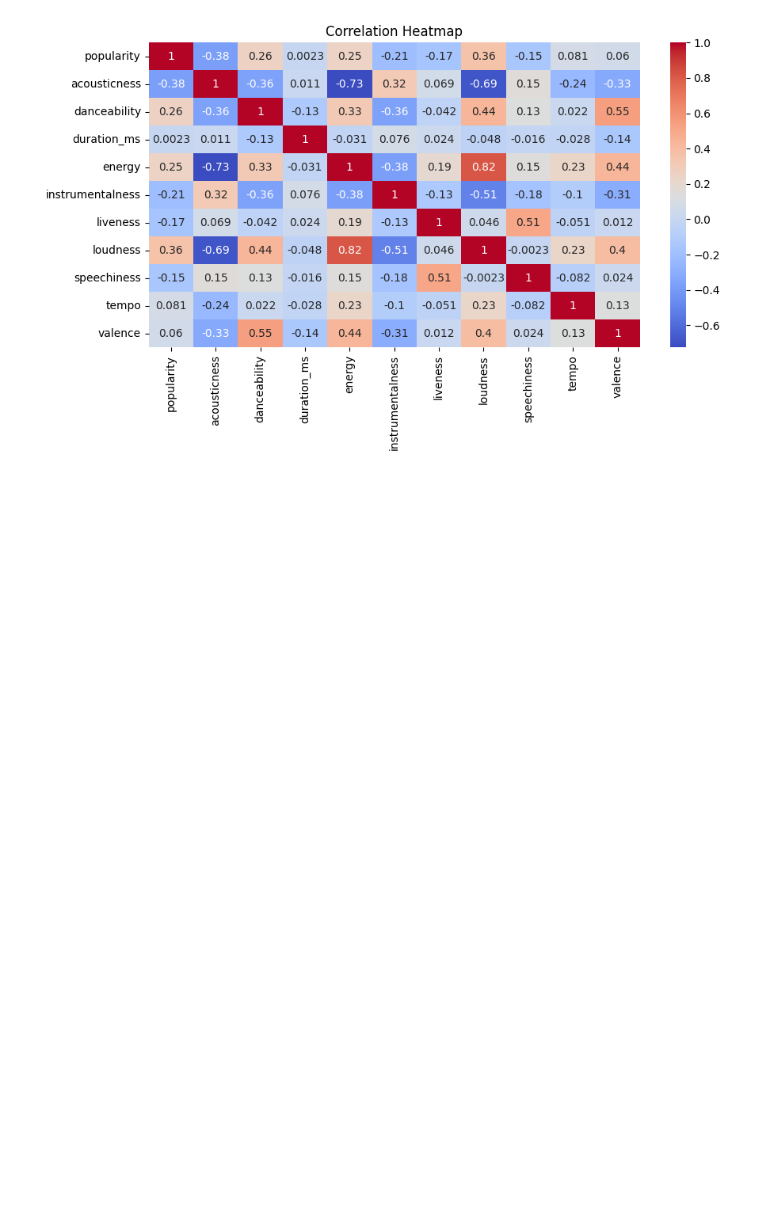
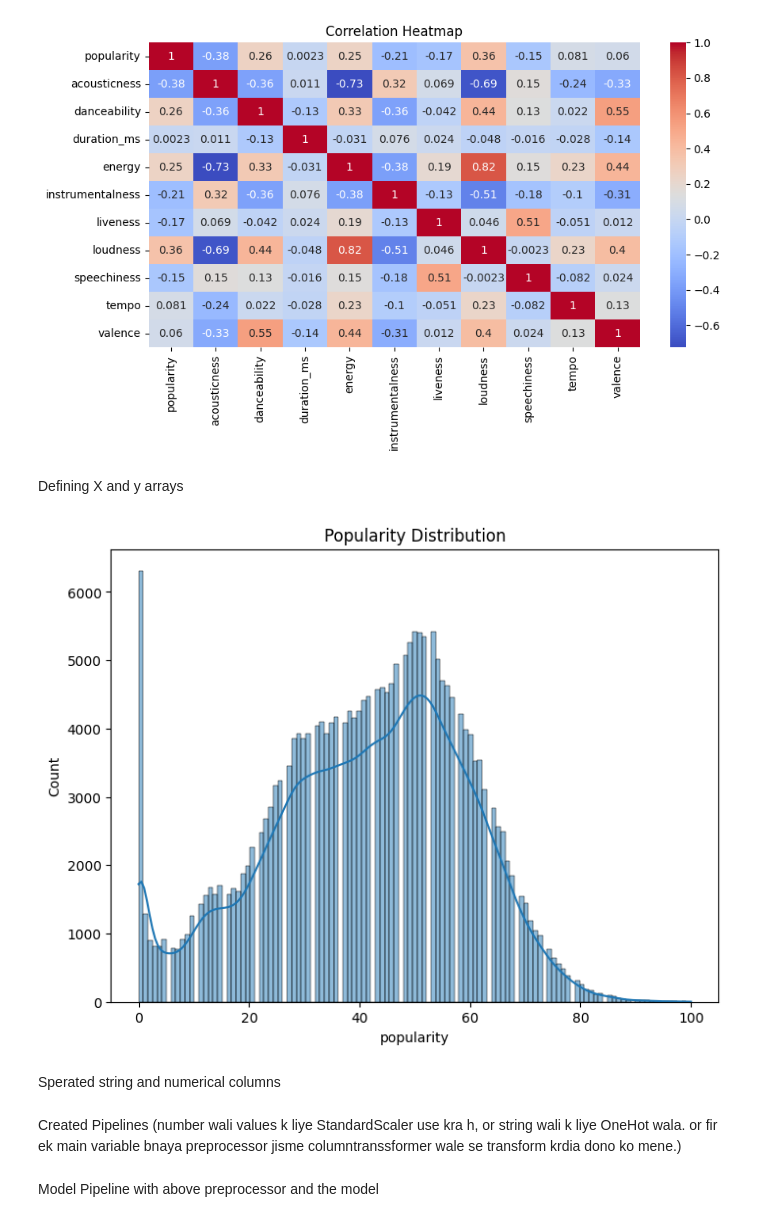
Before and after one commit to varuchi09/Music-popularity-prediction, a Jupyter notebook: proto_mynk.ipynb, the cells around one changed output. Saved outputs shown, nothing was run; the diff lists cells and outputs as text; code cells hidden in the pictures; blank space fills up the shorter version.

```diff
--- a/proto_mynk.ipynb
+++ b/proto_mynk.ipynb
@@ -103,3 +103,17 @@ plt.title('Correlation Heatmap') # Visualizing correlations between numerical fe
 plt.show()
 # %% [output]
 [figure]
+# %% [markdown]
+Defining X and y arrays
+# %%
+X = df.drop('popularity', axis=1)
+y = df['popularity']
+# %%
+plt.figure(figsize=(8,6))
+sns.histplot(y, kde=True)
+plt.title('Popularity Distribution')
+plt.show()
+# %% [output]
+[figure, added]
+# %% [markdown]
+Sperated string and numerical columns
@@ -105,0 +123,2 @@ plt.show()
+# %% [markdown]
+Created Pipelines (number wali values k liye StandardScaler use kra h, or string wali k liye OneHot wala. or fir ek main variable bnaya preprocessor jisme columntranssformer wale se transform krdia dono ko mene.)
@@ -105,0 +139,2 @@ plt.show()
+# %% [markdown]
+Model Pipeline with above preprocessor and the model
```
Also changed, not shown: parts of 19 cells of this notebook, 1 other file.
